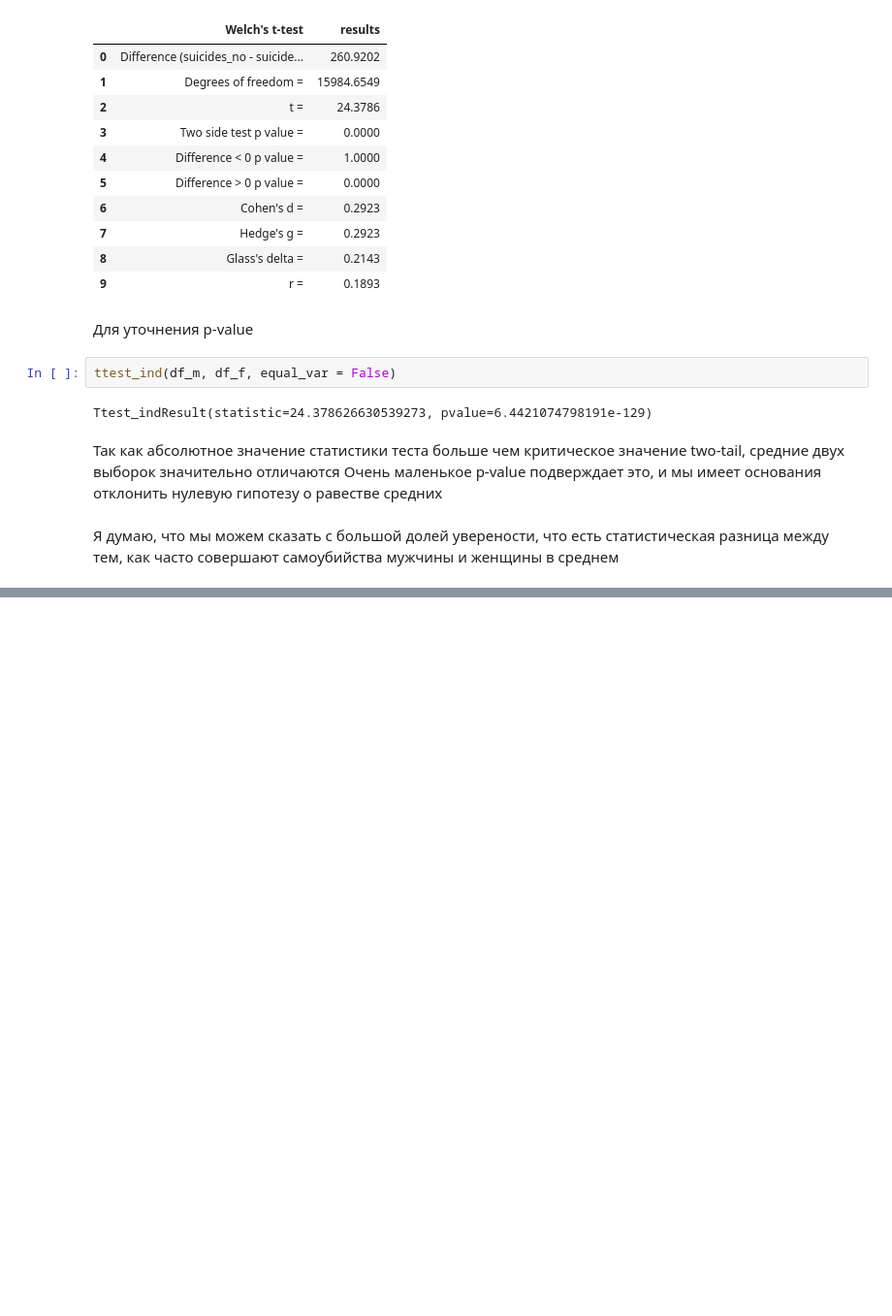
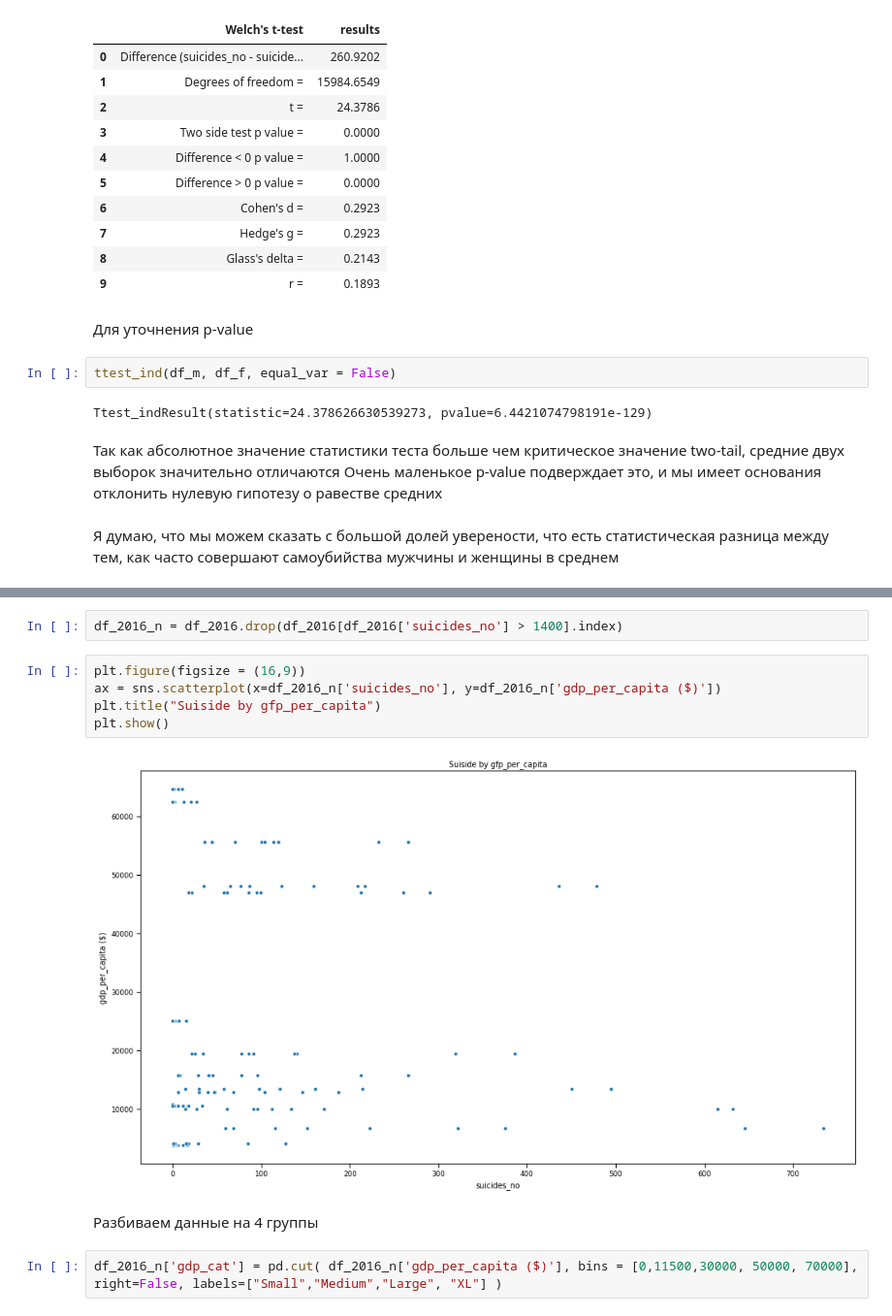
Before and after one commit to egorsemevskiy/EPAM, a Jupyter notebook: statistics/2_lesson/Task_3.ipynb, the cells around one changed output, grey strips where cells are left out. Shown: that part at 97% size. Saved outputs shown, nothing was run; the diff lists cells and outputs as text; blank space fills up the shorter version.

```diff
--- a/statistics/2_lesson/Task_3.ipynb
+++ b/statistics/2_lesson/Task_3.ipynb
@@ -181,0 +224,13 @@ Ttest_indResult(statistic=24.378626630539273, pvalue=6.4421074798191e-129)
+# %%
+df_2016_n = df_2016.drop(df_2016[df_2016['suicides_no'] > 1400].index)
+# %%
+plt.figure(figsize = (16,9))
+ax = sns.scatterplot(x=df_2016_n['suicides_no'], y=df_2016_n['gdp_per_capita ($)'])
+plt.title("Suiside by gfp_per_capita")
+plt.show()
+# %% [output]
+[figure, added]
+# %% [markdown]
+Разбиваем данные на 4 группы
+# %%
+df_2016_n['gdp_cat'] = pd.cut( df_2016_n['gdp_per_capita ($)'], bins = [0,11500,30000, 50000, 70000], right=False, labels=["Small","Medium","Large", "XL"] )
```
Also changed, not shown: parts of 39 cells of this notebook, 1 other file.
